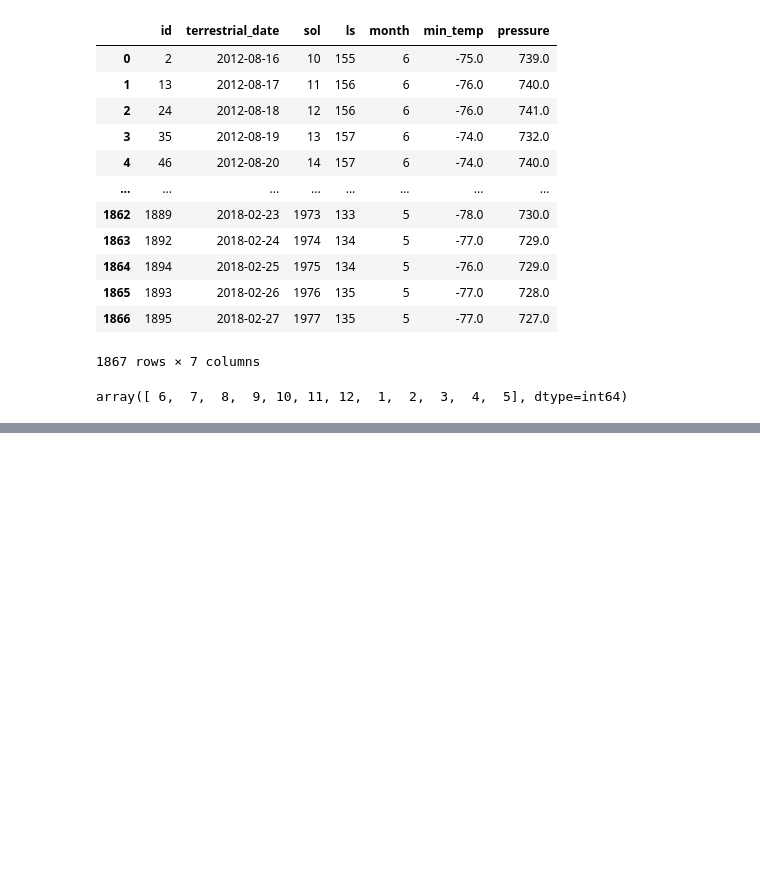
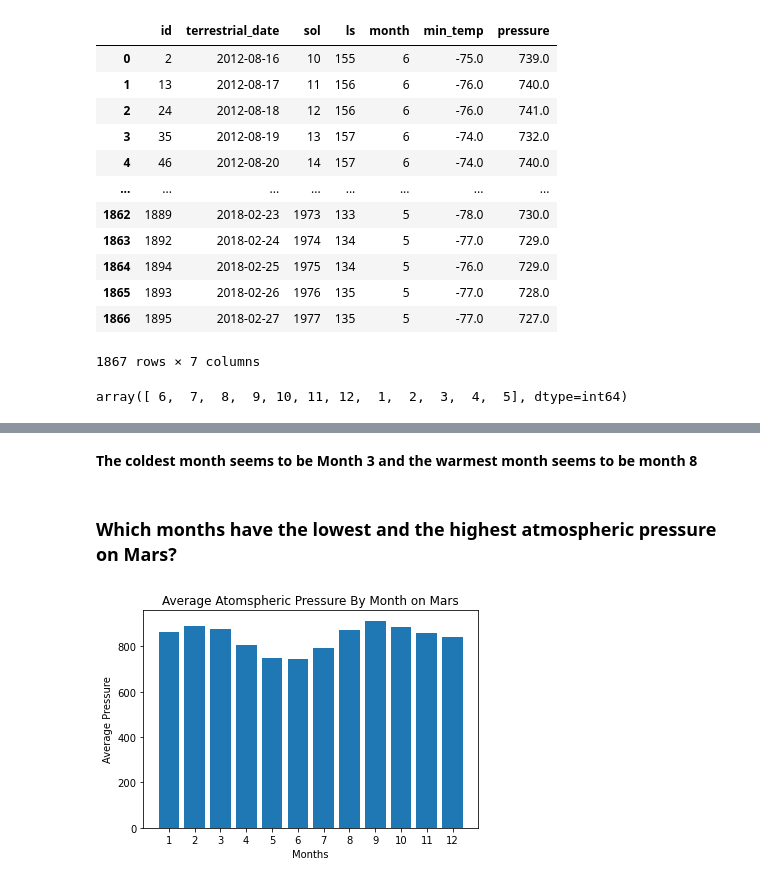
Before and after one commit to amudd10/Web-Scraping-Challenge, a Jupyter notebook: mars_data_challenge_part_2.ipynb, the cells around one changed output, grey strips where cells are left out. Drawn from its saved outputs; the diff is of its cells as text; code cells hidden in the pictures; blank space fills up the shorter version.

```diff
--- a/mars_data_challenge_part_2.ipynb
+++ b/mars_data_challenge_part_2.ipynb
@@ -110,0 +155,13 @@ array([ 6,  7,  8,  9, 10, 11, 12,  1,  2,  3,  4,  5], dtype=int64)
+# %% [markdown]
+**The coldest month seems to be Month 3 and the warmest month seems to be month 8**
+# %% [markdown]
+### Which months have the lowest and the highest atmospheric pressure on Mars?
+# %%
+plt.bar(temp_months, mean_month["pressure"])
+plt.xlabel("Months")
+plt.ylabel("Average Pressure")
+plt.title("Average Atomspheric Pressure By Month on Mars")
+plt.xticks(temp_months)
+plt.show()
+# %% [output]
+[figure, added]
```
Also changed, not shown: parts of 9 cells of this notebook, 1 other file.
